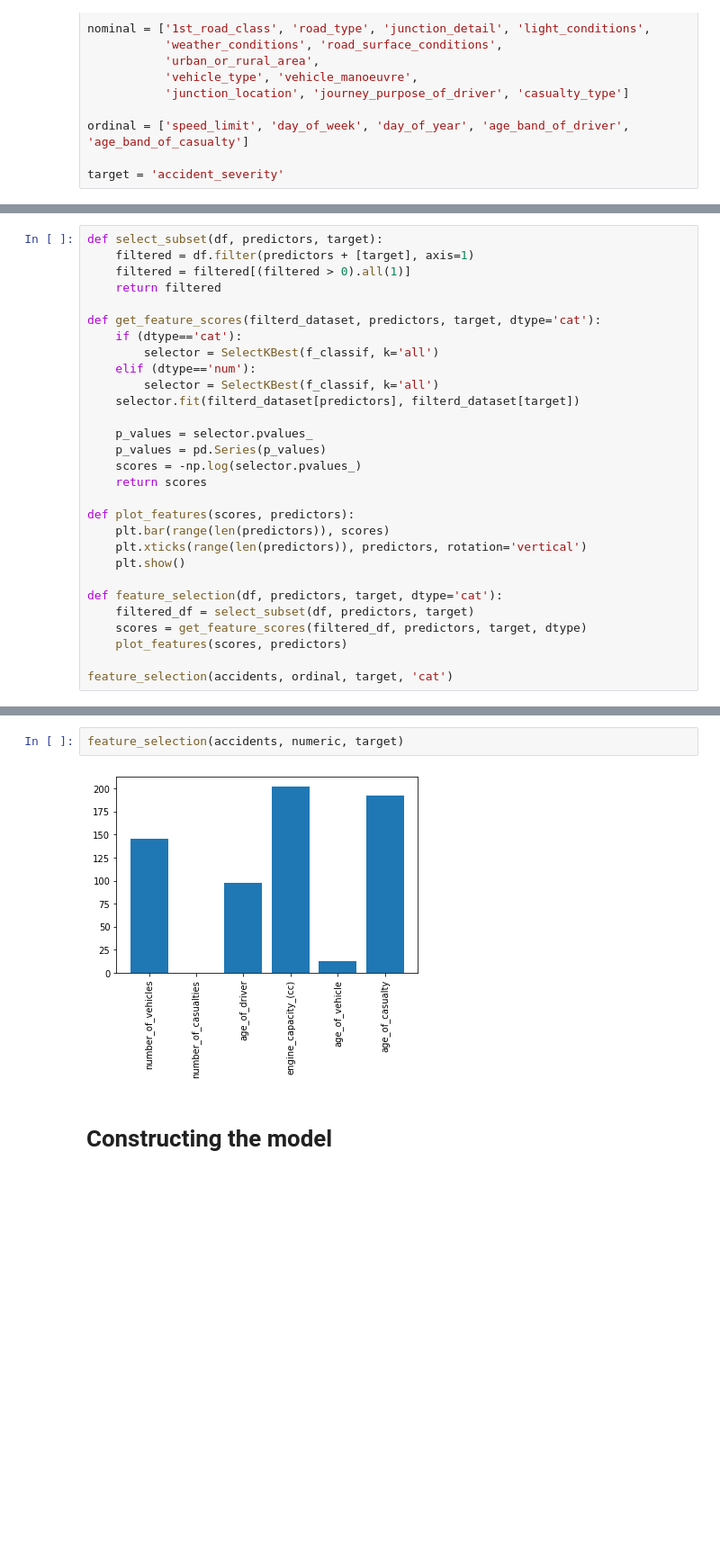
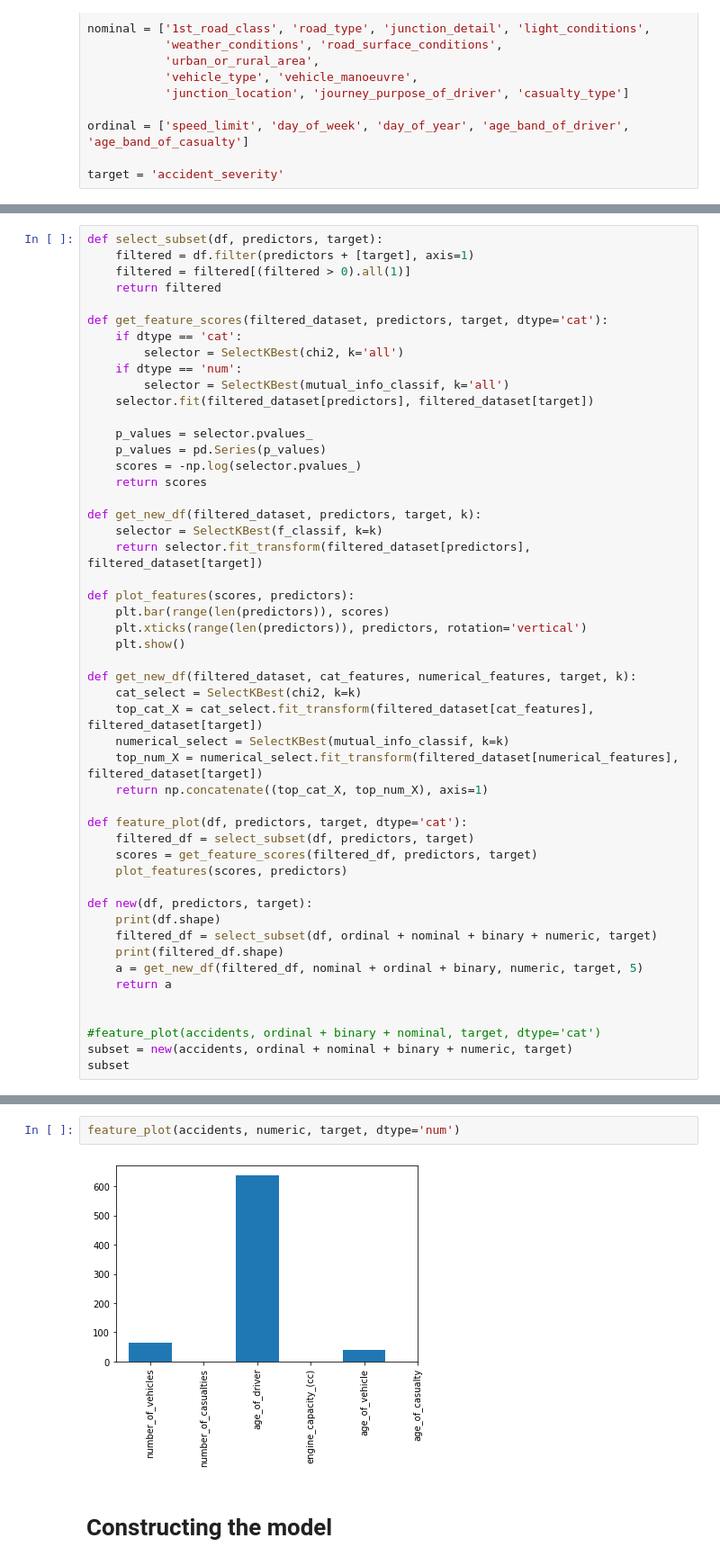
Before and after one commit to jakegodsall/road-traffic-accidents-2019, a Jupyter notebook: notebooks/stacking.ipynb, the cells around one changed output, grey strips where cells are left out. Shown: that part at 90% size. Drawn from its saved outputs; the diff is of its cells as text; blank space fills up the shorter version.

Commit message:
Refactored feature selection to OOP model

```diff
--- a/notebooks/stacking.ipynb
+++ b/notebooks/stacking.ipynb
@@ -141,27 +208,48 @@ def select_subset(df, predictors, target):
     filtered = filtered[(filtered > 0).all(1)]
     return filtered
 
-def get_feature_scores(filterd_dataset, predictors, target, dtype='cat'):
-    if (dtype=='cat'):
-        selector = SelectKBest(f_classif, k='all')
-    elif (dtype=='num'):
-        selector = SelectKBest(f_classif, k='all')
-    selector.fit(filterd_dataset[predictors], filterd_dataset[target])
+def get_feature_scores(filtered_dataset, predictors, target, dtype='cat'):
+    if dtype == 'cat':
+        selector = SelectKBest(chi2, k='all')
+    if dtype == 'num':
+        selector = SelectKBest(mutual_info_classif, k='all')
+    selector.fit(filtered_dataset[predictors], filtered_dataset[target])
 
     p_values = selector.pvalues_
     p_values = pd.Series(p_values)
     scores = -np.log(selector.pvalues_)
     return scores
 
+def get_new_df(filtered_dataset, predictors, target, k):
+    selector = SelectKBest(f_classif, k=k)
+    return selector.fit_transform(filtered_dataset[predictors], filtered_dataset[target])
+
 def plot_features(scores, predictors):
     plt.bar(range(len(predictors)), scores)
     plt.xticks(range(len(predictors)), predictors, rotation='vertical')
     plt.show()
 
-def feature_selection(df, predictors, target, dtype='cat'):
+def get_new_df(filtered_dataset, cat_features, numerical_features, target, k):
+    cat_select = SelectKBest(chi2, k=k)
+    top_cat_X = cat_select.fit_transform(filtered_dataset[cat_features], filtered_dataset[target])
+    numerical_select = SelectKBest(mutual_info_classif, k=k)
+    top_num_X = numerical_select.fit_transform(filtered_dataset[numerical_features], filtered_dataset[target])
+    return np.concatenate((top_cat_X, top_num_X), axis=1)
+
+def feature_plot(df, predictors, target, dtype='cat'):
     filtered_df = select_subset(df, predictors, target)
-    scores = get_feature_scores(filtered_df, predictors, target, dtype)
+    scores = get_feature_scores(filtered_df, predictors, target)
     plot_features(scores, predictors)
 
-feature_selection(accidents, ordinal, target, 'cat')
+def new(df, predictors, target):
+    print(df.shape)
+    filtered_df = select_subset(df, ordinal + nominal + binary + numeric, target)
+    print(filtered_df.shape)
+    a = get_new_df(filtered_df, nominal + ordinal + binary, numeric, target, 5)
+    return a
+
+
+#feature_plot(accidents, ordinal + binary + nominal, target, dtype='cat')
+subset = new(accidents, ordinal + nominal + binary + numeric, target)
+subset
 # %% [output]
@@ -173,7 +265,7 @@ feature_selection(accidents, nominal, target)
 # %%
-feature_selection(accidents, numeric, target)
+feature_plot(accidents, numeric, target, dtype='num')
 # %% [output]
-[figure, old version]
+[figure, new version]
 # %% [markdown]
 # Constructing the model
 # %%
```
Also changed, not shown: parts of 5 cells of this notebook.
